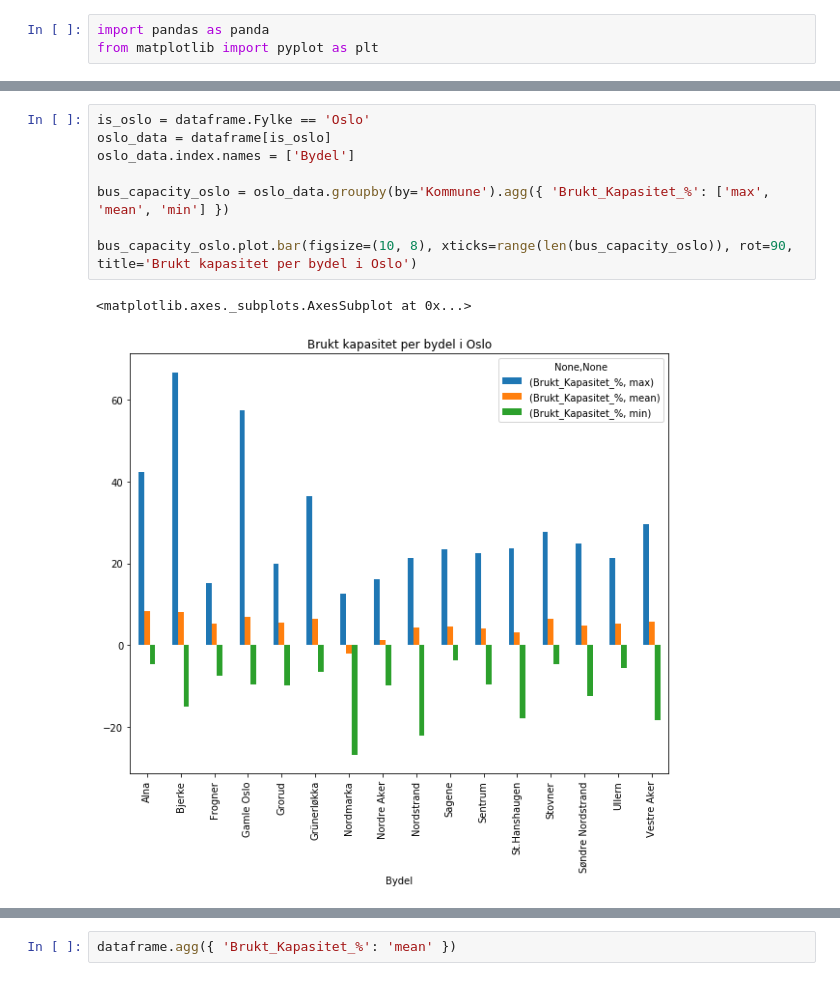
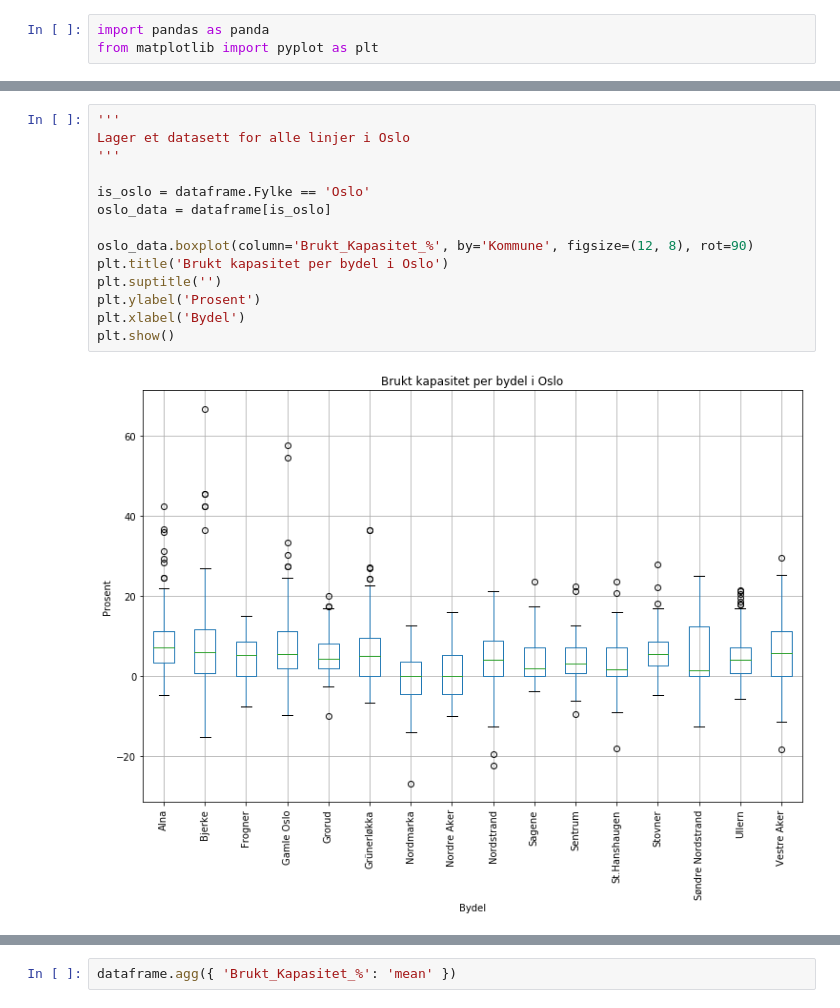
Before and after one commit to Jovalb/Assignement1Data, a Jupyter notebook: Brukt_Kapasitet_%.ipynb, the cells around one changed output, grey strips where cells are left out. Cells and saved outputs as stored; diff of their text form.

Commit message:
Byttet fra barplot til box plot i Brukt_Kapasitet_%

```diff
--- a/Brukt_Kapasitet_%.ipynb
+++ b/Brukt_Kapasitet_%.ipynb
@@ -13,13 +15,18 @@ dataframe.head()
 | 3 | 15003-2020-07-27T13:00:00+02:00 | 27/07/2020 | Viken | Vest | Bærum | Gruvemyra | Gullhaug | Lokal | Viken | ... |
 | 4 | 15002-2020-08-27T07:15:00+02:00 | 27/08/2020 | Viken | Vest | Bærum | Lysaker stasjon (Plattform A) | Tjernsmyr | Lokal | Viken | ... |
 # %%
+'''
+Lager et datasett for alle linjer i Oslo
+'''
+
 is_oslo = dataframe.Fylke == 'Oslo'
 oslo_data = dataframe[is_oslo]
-oslo_data.index.names = ['Bydel']
 
-bus_capacity_oslo = oslo_data.groupby(by='Kommune').agg({ 'Brukt_Kapasitet_%': ['max', 'mean', 'min'] })
-
-bus_capacity_oslo.plot.bar(figsize=(10, 8), xticks=range(len(bus_capacity_oslo)), rot=90, title='Brukt kapasitet per bydel i Oslo')
+oslo_data.boxplot(column='Brukt_Kapasitet_%', by='Kommune', figsize=(12, 8), rot=90)
+plt.title('Brukt kapasitet per bydel i Oslo')
+plt.suptitle('')
+plt.ylabel('Prosent')
+plt.xlabel('Bydel')
+plt.show()
 # %% [output]
-<matplotlib.axes._subplots.AxesSubplot at 0x...>
-[figure, old version]
+[figure, new version]
```
Also changed, not shown: parts of 5 cells of this notebook.
